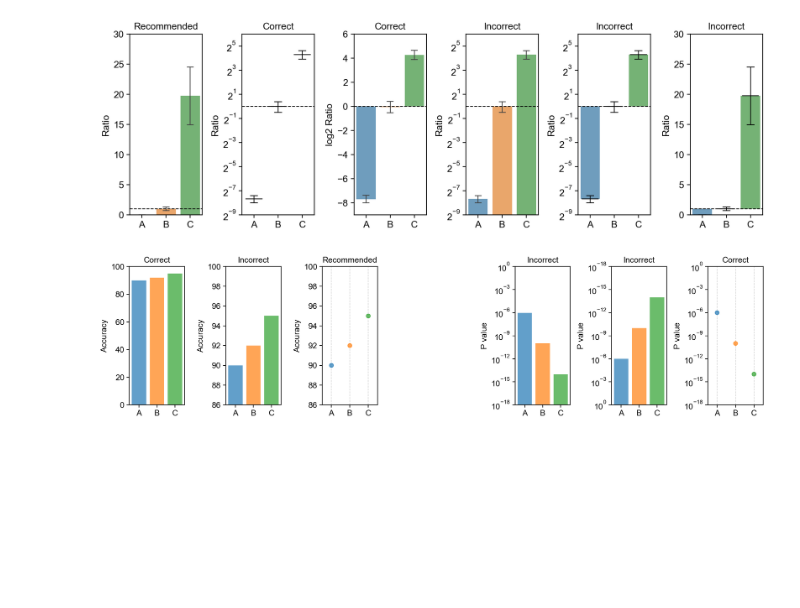
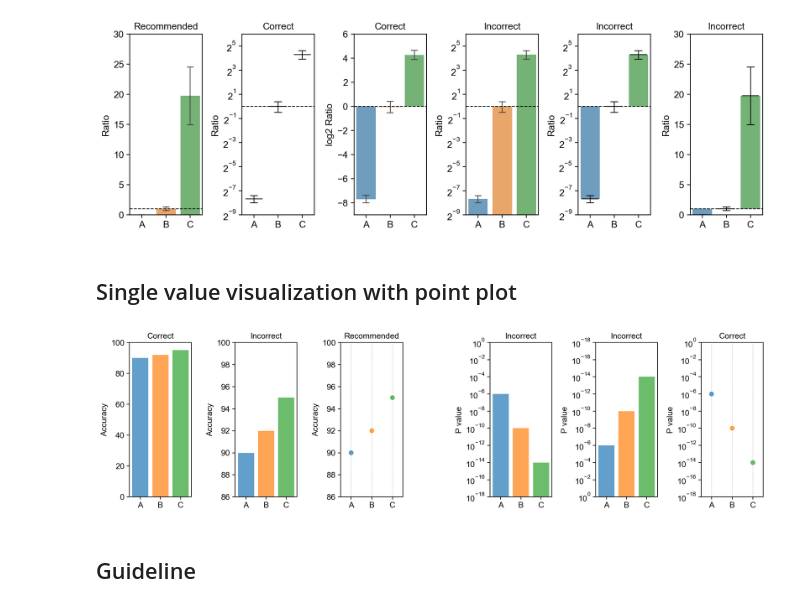
Before and after one commit to tengjuilin/misused-bar-graphs, a Jupyter notebook: bar-graph-examples.ipynb, the cells around one changed output. Saved outputs shown, nothing was run; the diff lists cells and outputs as text; code cells hidden in the pictures; blank space fills up the shorter version.

```diff
--- a/bar-graph-examples.ipynb
+++ b/bar-graph-examples.ipynb
@@ -318,5 +322,7 @@ plt.tight_layout()
 # %% [output]
 [figure]
+# %% [markdown]
+## Single value visualization with point plot
 # %%
 x = ['A', 'B', 'C']
 y = np.array([-6, -10, -14])
@@ -328,7 +334,7 @@ row = 1
 col_scale = 2
 row_scale = 4
 
-fig, axs = plt.subplots(row, col, figsize=(col*col_scale, row*row_scale))
+fig, axs = plt.subplots(row, col, figsize=(col*col_scale, row*row_scale), width_ratios=[1, 1, 1, 0.1, 1, 1, 1])
 axs[0].bar(x, y_linear, alpha=BAR_ALPHA, color=colors)
 axs[1].bar(x, y_linear, alpha=BAR_ALPHA, color=colors)
 axs[2].scatter(x, y_linear, alpha=BAR_ALPHA, color=colors, zorder=100)
@@ -344,31 +350,32 @@ axs[0].set_title('Correct')
 axs[1].set_title('Incorrect')
 axs[2].set_title('Recommended')
 
 for i in range(0, 3):
     axs[i].set_box_aspect(2.5)
     axs[i].set_ylabel('Accuracy')
 
 axs[4].bar(x, 10.**y, alpha=BAR_ALPHA, color=colors)
 axs[5].bar(x, 10.**y - 1, bottom=1, alpha=BAR_ALPHA, color=colors)
 axs[6].scatter(x, 10.**y, zorder=100, alpha=BAR_ALPHA, color=colors)
 
 axs[4].set_ylim(1e-18, 1e0)
 axs[5].set_ylim(1e0, 1e-18)
 axs[6].set_ylim(1e-18, 1e0)
 
 axs[6].set_xlim(-0.5, len(y)-0.5)
 axs[6].grid(axis='x', zorder=-100, color='lightgray', ls='--')
 
 axs[4].set_title('Incorrect')
 axs[5].set_title('Incorrect')
 axs[6].set_title('Correct')
 
 for i in range(4, 7):
     axs[i].set_box_aspect(2.5)
     axs[i].set_yscale('log')
     axs[i].set_ylabel('P value')
 
 axs[3].axis('off')
 plt.tight_layout()
+fig.savefig('figures/subpanels/ex-fig-5-single-value.pdf')
 # %% [output]
-[figure, old version]
+[figure, new version]
@@ -381,0 +382,2 @@ plt.bar(x, y-1900, bottom=1900)
+# %% [markdown]
+## Guideline
```
Also changed, not shown: parts of 26 cells of this notebook, 2 other files.
